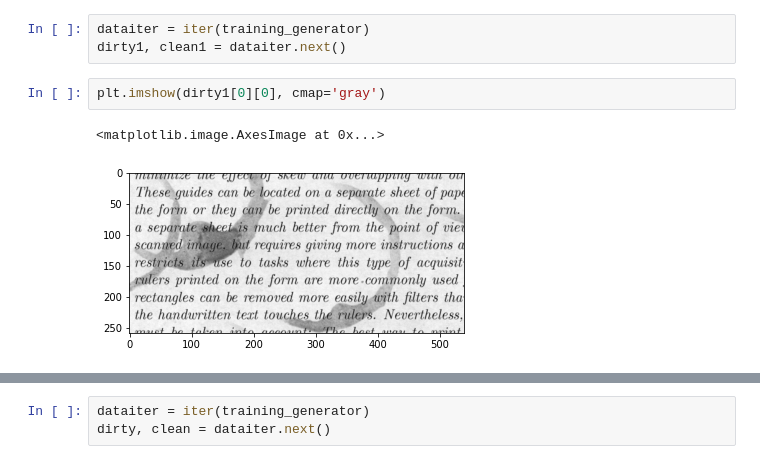
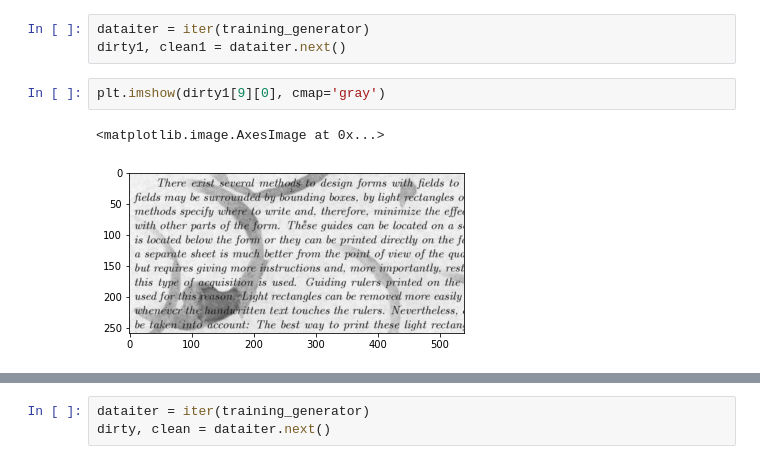
Before and after one commit to jimzers/denoising-docs, a Jupyter notebook: autoencoder_denoising.ipynb, the cells around one changed output, grey strips where cells are left out. Drawn from its saved outputs; the diff is of its cells as text.

```diff
--- a/autoencoder_denoising.ipynb
+++ b/autoencoder_denoising.ipynb
@@ -435,10 +484,10 @@ for epoch in range(max_epochs):
 dataiter = iter(training_generator)
 dirty1, clean1 = dataiter.next()
 # %%
-plt.imshow(dirty1[0][0], cmap='gray')
+plt.imshow(dirty1[9][0], cmap='gray')
 # %% [output]
 <matplotlib.image.AxesImage at 0x...>
-[figure, old version]
+[figure, new version]
 # %%
 plt.imshow(clean1[0][0], cmap='gray')
 # %% [output]
```
Also changed, not shown: parts of 6 cells of this notebook.
